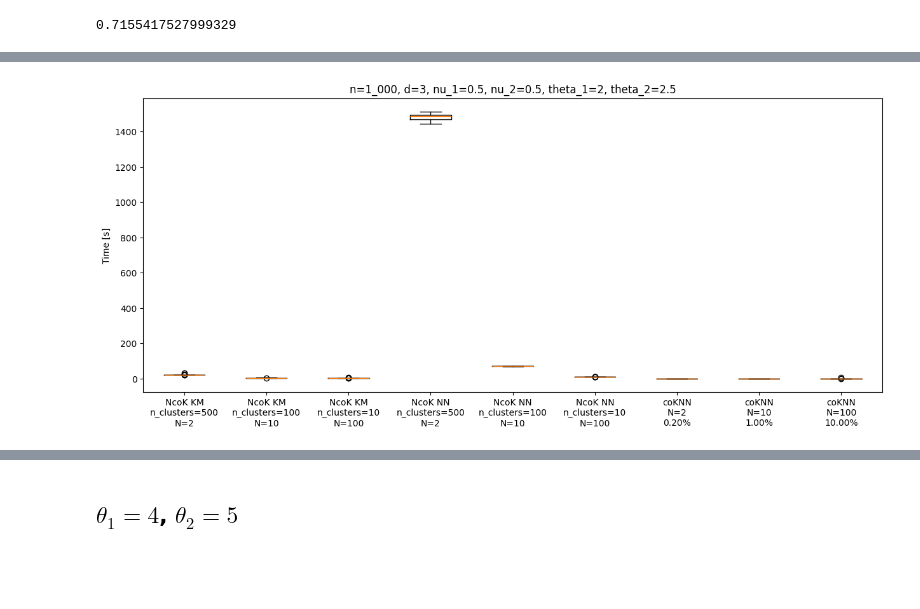
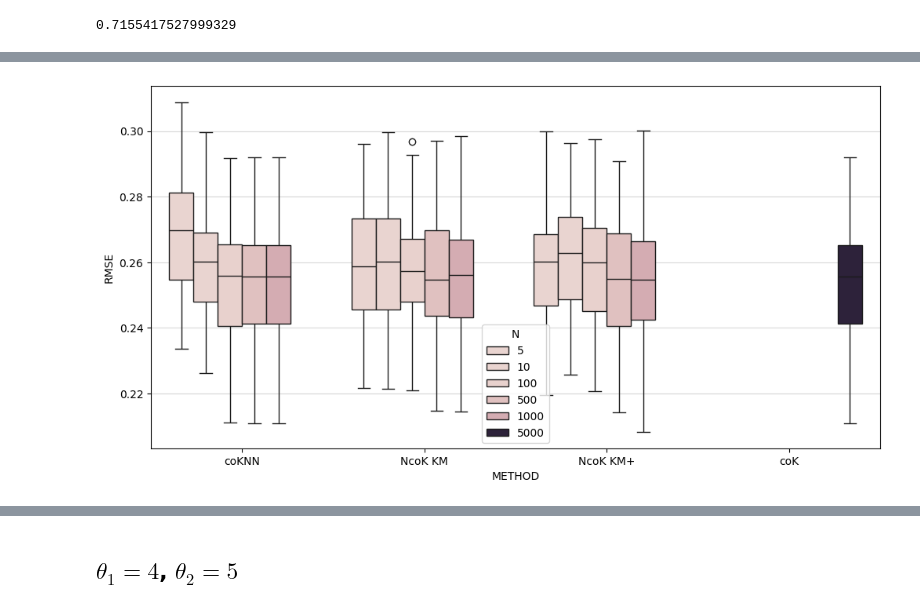
Before and after one commit to AlejandroVillazonG/NestedCoKriging, a Jupyter notebook: experiments_d_3.ipynb, the cells around one changed output, grey strips where cells are left out. Cells and saved outputs as stored; diff of their text form; code cells hidden in the pictures; blank space fills up the shorter version.

```diff
--- a/experiments_d_3.ipynb
+++ b/experiments_d_3.ipynb
@@ -11,11 +12,18 @@ warnings.filterwarnings('ignore')
 # %%
 def rho_matern(d, nu_1, nu_2, nu_12, theta_1, theta_2, theta_12):
     return (theta_12**2/(theta_1*theta_2))**(d/2) * ( gamma(nu_1+d/2)*gamma(nu_2+d/2) / (gamma(nu_1)*gamma(nu_2)) )**(1/2) * gamma(nu_12)/gamma(nu_12+d/2)
+
+def gen_centers(X_test, n_clusters, d=2):
+    if X_test.shape[0] >= n_clusters:
+        KM = KMeans(n_clusters=n_clusters).fit(X_test)
+        return KM.cluster_centers_
+    else:
+        return np.vstack([X_test, np.random.uniform(0,1,(n_clusters-X_test.shape[0],d))])
 # %%
 d = 3
 sup = 1
 
-n = 1_000
+n = 5_000
 n_test = 100
 # %% [markdown]
 # $\nu_{1} = \nu_{2} = 1/2$
@@ -58,2 +45,16 @@ num_replications = 50
+# %%
+Ks = [
+#   K,     # N
+    5,     # 1_000
+    10,    # 500
+    50,    # 100
+    500,   # 10
+    1_000, # 5
+]
+
+Ns = [n // K for K in Ks]
+
+aux = [] # METHOD, N, K, TIME, RMSE
+num_replications = 50
 # %%
 for _ in range(num_replications):
@@ -238,14 +125,14 @@ array([[3.13940678e+01, 3.56609178e+00, 4.06834126e+00, 1.51189451e+03,
-# %%
-plt.figure(figsize=(15,6))
-
-plt.boxplot(np.hstack([times_NcoK_KM,times_NcoK_NN,times_coKNN]))
-
-plt.xticks(range(1, 1 + 2*len(ns_clusters) + len(Ns)),
-           [f'NcoK KM\n{n_clusters=}\nN={n//n_clusters}' for n_clusters in ns_clusters] +
-           [f'NcoK NN\n{n_clusters=}\nN={n//n_clusters}' for n_clusters in ns_clusters] +
-           [f'coKNN\n{N=}\n{N/n:.2%}' for N in Ns])
-
-plt.ylabel('Time [s]')
-plt.title(f'{n=:_.0f}, {d=}, {nu_1=}, {nu_2=}, {theta_1=}, {theta_2=}');
-# %% [output]
-[figure, removed]
+# %%
+aux = pd.DataFrame(aux, columns=['METHOD', 'N', 'K', 'TIME', 'RMSE'])
+
+aux['n'] = n
+aux['nu_1'] = nu_1
+aux['nu_2'] = nu_2
+aux['theta_1'] = theta_1
+aux['theta_2'] = theta_2
+# %%
+plt.figure(figsize=(12,6))
+sns.boxplot(data=aux, x='METHOD', y='RMSE', hue='N')
+plt.grid(axis='y', alpha=0.5, zorder=1);
+# %% [output]
+[figure, added]
```
Also changed, not shown: parts of 90 cells of this notebook, 2 other files.
